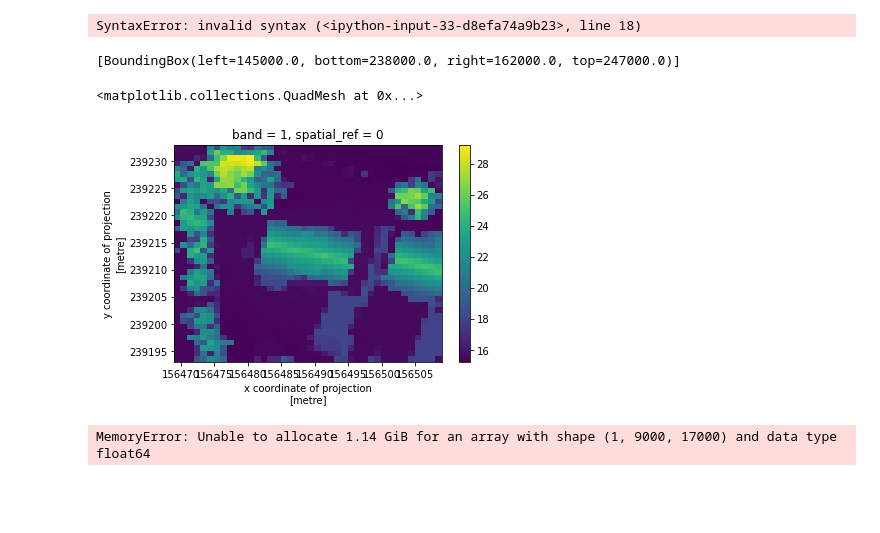
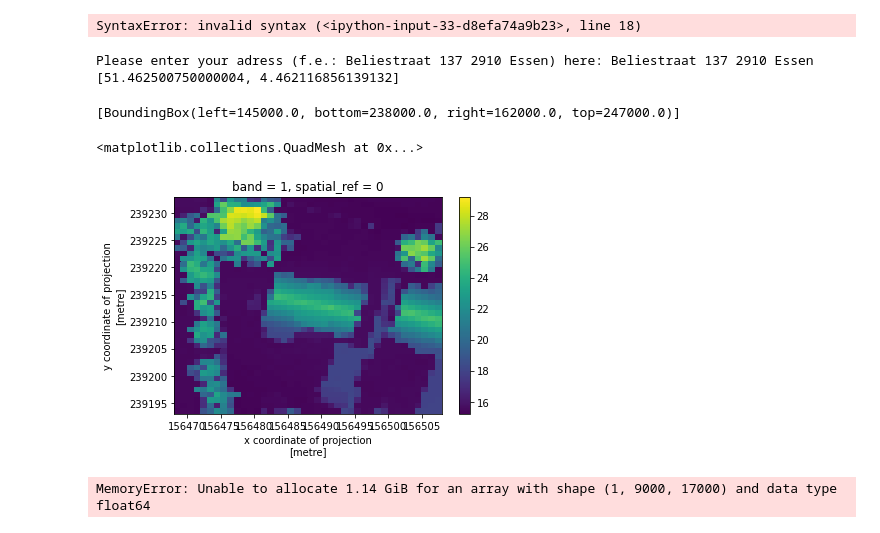
Before and after one commit to Joren-Vervoort/3D-House-Project, a Jupyter notebook: Testing.ipynb, the cells around one changed output. Drawn from its saved outputs; the diff is of its cells as text; code cells hidden in the pictures; blank space fills up the shorter version.

```diff
--- a/Testing.ipynb
+++ b/Testing.ipynb
@@ -206,6 +206,34 @@ with rasterio.open("DHMVIIDSMRAS1m_k01.tif", driver="GTiff") as dsm:
     rasterio.plot.show(dsm, ax = ax, title=window)
 # %% [output]
 SyntaxError: invalid syntax (<ipython-input-33-d8efa74a9b23>, line 18)
+# %%
+#Using Geopy to enter a random adress and convert into EPSG:4326 coordinates
+
+from geopy.geocoders import Nominatim
+
+adress = input("Please enter your adress (f.e.: Beliestraat 137 2910 Essen) here: ")
+
+geolocator = Nominatim(user_agent = "coordinate_finder")
+location = geolocator.geocode(adress)
+
+print(adress_coordinates)
+# %% [output]
+Please enter your adress (f.e.: Beliestraat 137 2910 Essen) here: Beliestraat 137 2910 Essen
+[51.462500750000004, 4.462116856139132]
+# %%
+#Changing coordinatesystem from 4326 to EPSG:31370
+from osgeo.osr import SpatialReference, CoordinateTransformation
+from geopy.geocoders import Nominatim
+
+epsg4326 = SpatialReference()
+epsg4326.ImportFromEPSG(4326)
+
+epsg31370 = SpatialReference()
+epsg31370.ImportFromEPSG(31370)
+
+transform = CoordinateTransformation(epsg4326, epsg31370)
+
+(adress_lat, adress_long, _) = transform.TransformPoint(location.latitude, location.longitude)
 # %%
 #checking bounding box
 
@@ -219,33 +247,33 @@ print(bounds)
 # %%
 #checking out clipping DMS
 
 import rioxarray
 
 dsm_clip = rioxarray.open_rasterio("DHMVIIDSMRAS1m_k01.tif",
                                    masked=True,chunks=True)
 
 n = 20
 
 #upper corners
-xmin_ymax = [(x_coordinate-n),(y_coordinate+n)]
-xmax_ymax = [(x_coordinate+n),(y_coordinate+n)]
+xmin_ymax = [(adress_lat-n),(adress_long+n)]
+xmax_ymax = [(adress_lat+n),(adress_long+n)]
 
 #corners below
-xmax_ymin = [(x_coordinate+n),(y_coordinate-n)]
-xmin_ymin = [(x_coordinate-n),(y_coordinate-n)]
+xmax_ymin = [(adress_lat+n),(adress_long-n)]
+xmin_ymin = [(adress_lat-n),(adress_long-n)]
 
 clip_boundaries = [ {'type': 'Polygon',
                 'coordinates': [[xmin_ymax,
                                  xmax_ymax,
                                  xmax_ymin,
                                  xmin_ymin ]]}]
 
 
 clipped_dsm = dsm_clip.rio.clip(clip_boundaries)
 clipped_dsm.plot()
 # %% [output]
 <matplotlib.collections.QuadMesh at 0x...>
-[figure, old version]
+[figure, new version]
 # %%
 #Reading the raster layer CHM
 
```
Also changed, not shown: 1 other file.
